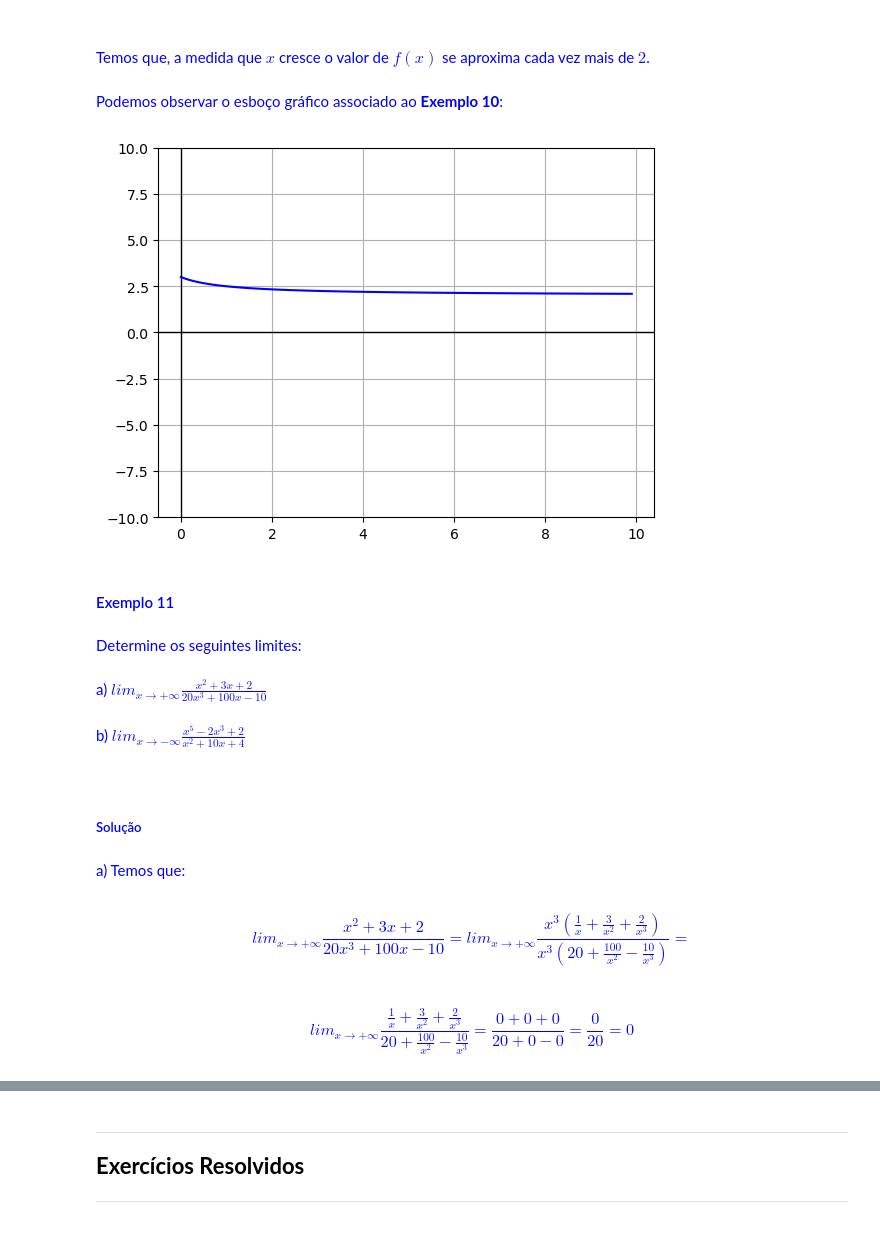
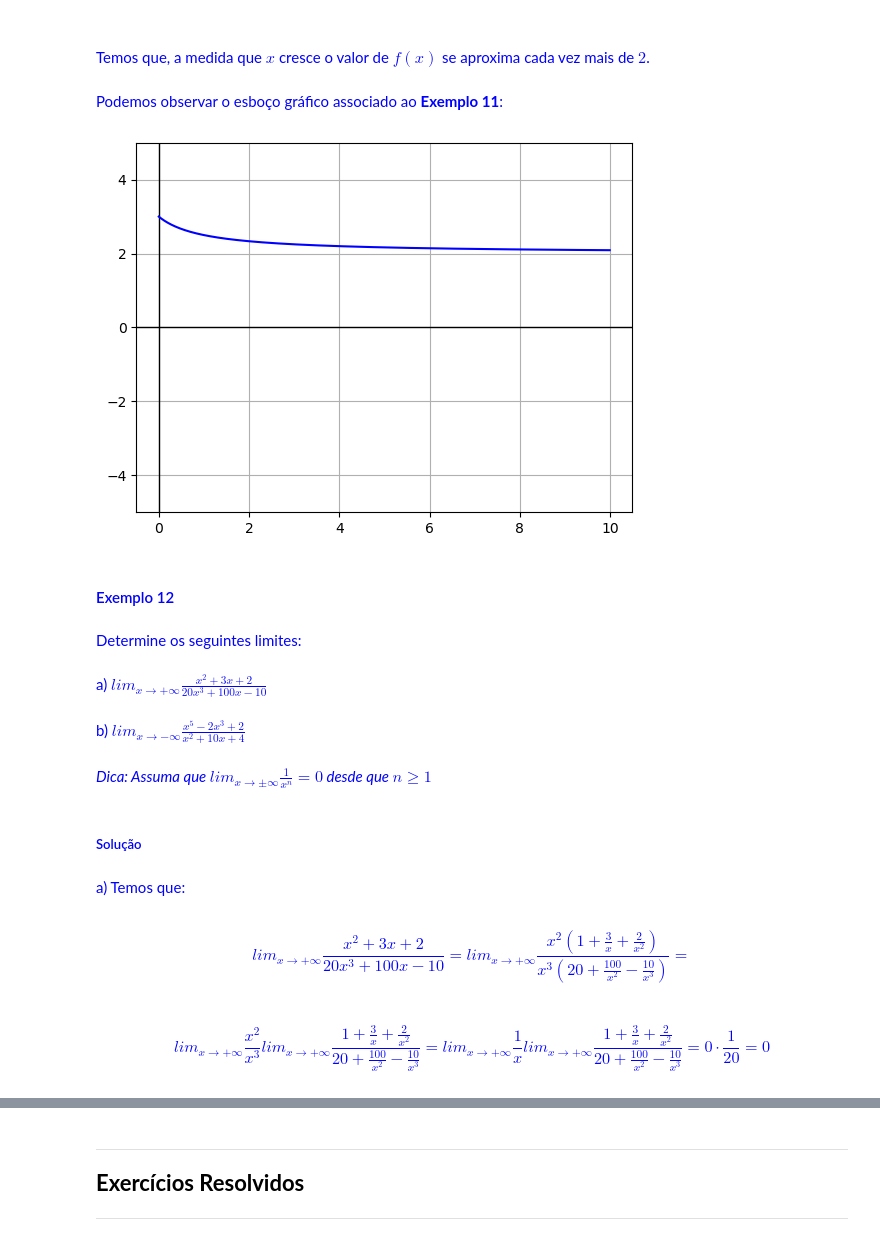
Before and after one commit to ProfAllanIFBA/Calculo_Diferencial, a Jupyter notebook: Capitulo001_Limites/Capitulo001_Limites.ipynb, the cells around one changed output, grey strips where cells are left out. Drawn from its saved outputs; the diff is of its cells as text; code cells hidden in the pictures.

```diff
--- a/Capitulo001_Limites/Capitulo001_Limites.ipynb
+++ b/Capitulo001_Limites/Capitulo001_Limites.ipynb
@@ -488,0 +572,33 @@ Em muitas situações, quando $x$ cresce indefinidamente, isto é, $x \rightarro
+# %%
+from numpy import arange, vectorize
+import matplotlib.pyplot as plt
+
+def f(x):
+    return 1/x
+
+f_vectorized = vectorize(f)
+
+# Gerando os valores de x para duas partes: x < 0 e x > 0
+x_negativo = arange(-1, -0.01, 0.01)  # Valores negativos de x, excluindo o zero
+x_positivo = arange(0.01, 10, 0.01)    # Valores positivos de x, excluindo o zero
+
+# Aplicando a função vetorizada
+y_negativo = f_vectorized(x_negativo)
+y_positivo = f_vectorized(x_positivo)
+
+# Adicionando linhas de referência (eixos x e y)
+plt.axhline(0, color='black', linewidth=1)
+plt.axvline(0, color='black', linewidth=1)
+
+# Grade
+plt.grid()
+
+# Definindo limites para o eixo y
+plt.ylim(-10, 10)
+
+# Plotando o gráfico para a parte negativa e positiva, separadamente
+plt.plot(x_negativo, y_negativo, 'r-')
+plt.plot(x_positivo, y_positivo, 'r-')
+
+# Mostrar o gráfico
+plt.show()
@@ -509,51 +627,52 @@ x	&  f(x) \\
 \end{array}$$<br>
  Temos que, a medida que $x$ cresce o valor de $f(x)$ se aproxima cada vez mais de $2$.
 # %% [markdown]
-<font color='blue'> Podemos observar o esboço gráfico associado ao **Exemplo 10**:
+<font color='blue'> Podemos observar o esboço gráfico associado ao **Exemplo 11**:
 # %%
 from numpy import arange, vectorize
 import matplotlib.pyplot as plt
 
 def f(x):
     return (2*x+3)/(x+1)
 
 f_vectorized = vectorize(f)
 
 # Gerando os valores de x em [0,10], aumente 10 para 100, 1000, 10000,...
-x = arange(0, 10, 0.1)
+x = arange(0, 10, 0.01)
 
 # Aplicando a função vetorizada
 y = f_vectorized(x)
 
 # Adicionando linhas de referência (eixos x e y)
 plt.axhline(0, color='black', linewidth=1)
 plt.axvline(0, color='black', linewidth=1)
 
 # Grade
 plt.grid()
 
 # Definindo limites para o eixo y (aumente os valores -10 e 10 para -100 e 100)
-plt.ylim(-10, 10)
+plt.ylim(-5, 5)
 
 # Plotando o gráfico para a parte negativa e positiva, separadamente
 plt.plot(x, y, 'b-')
 
 # Mostrar o gráfico
 plt.show()
 # %% [output]
-[figure, old version]
+[figure, new version]
 # %% [markdown]
-####  <font color='blue'> Exemplo 11 </font>
+####  <font color='blue'> Exemplo 12 </font>
 # %% [markdown]
 <font color='blue'> Determine os seguintes limites:<br><br>
  a) $lim_{x \rightarrow +\infty} \frac{x^{2}+3x + 2}{20x^{3}+100x -10}$<br><br>
  b) $lim_{x \rightarrow -\infty} \frac{x^{5}-2x^{3} + 2}{x^{2}+10x + 4}$<br><br>
+ *Dica: Assuma que $lim_{x \to \pm \infty} \frac{1}{x^{n}} = 0$ desde que $n \geq 1$*
 # %% [markdown]
 #####  <font color='blue'> Solução </font>
 # %% [markdown]
 <font color='blue'> a) Temos que:<br><br>
- $$lim_{x \rightarrow +\infty} \frac{x^{2}+3x + 2}{20x^{3}+100x -10} = lim_{x \rightarrow +\infty} \frac{x^{3}\left(\frac{1}{x}+ \frac{3}{x^{2}} + \frac{2}{x^{3}}\right)}{x^{3}\left(20+\frac{100}{x^{2}} -\frac{10}{x^{3}}\right)}=$$<br>
- $$lim_{x \rightarrow +\infty} \frac{\frac{1}{x}+ \frac{3}{x^{2}} + \frac{2}{x^{3}}}{20+\frac{100}{x^{2}} -\frac{10}{x^{3}}}= \frac{0 + 0 + 0}{20 + 0 - 0} = \frac{0}{20} = 0$$
+ $$lim_{x \rightarrow +\infty} \frac{x^{2}+3x + 2}{20x^{3}+100x -10} = lim_{x \rightarrow +\infty} \frac{x^{2}\left(1+ \frac{3}{x} + \frac{2}{x^{2}}\right)}{x^{3}\left(20+\frac{100}{x^{2}} -\frac{10}{x^{3}}\right)}=$$<br>
+ $$lim_{x \to +\infty} \frac{x^{2}}{x^{3}}lim_{x \to +\infty} \frac{1 + \frac{3}{x} + \frac{2}{x^{2}}}{20 + \frac{100}{x^{2}} - \frac{10}{x^{3}}} = lim_{x \to +\infty} \frac{1}{x}lim_{x \to +\infty} \frac{1 + \frac{3}{x} + \frac{2}{x^{2}}}{20 + \frac{100}{x^{2}} - \frac{10}{x^{3}}} = 0 \cdot \frac{1}{20} = 0$$
 # %% [markdown]
 <font color='blue'> b) Temos que:<br><br>
  $$lim_{x \rightarrow -\infty} \frac{x^{5}-2x^{3} + 2}{x^{2}+10x + 4} = lim_{x \rightarrow -\infty} \frac{x^{5} \left(1-\frac{2}{x^{2}} + \frac{2}{x^{5}}\right)}{x^{2}\left(1+\frac{10}{x} + \frac{4}{x^{2}}\right)} = lim_{x \rightarrow -\infty} \frac{x^{3}\left(1-\frac{2}{x^{2}} + \frac{2}{x^{5}}\right)}{1+\frac{10}{x} + \frac{4}{x^{2}}} =$$<br>
```
Also changed, not shown: parts of 40 cells of this notebook, 3 other files.
